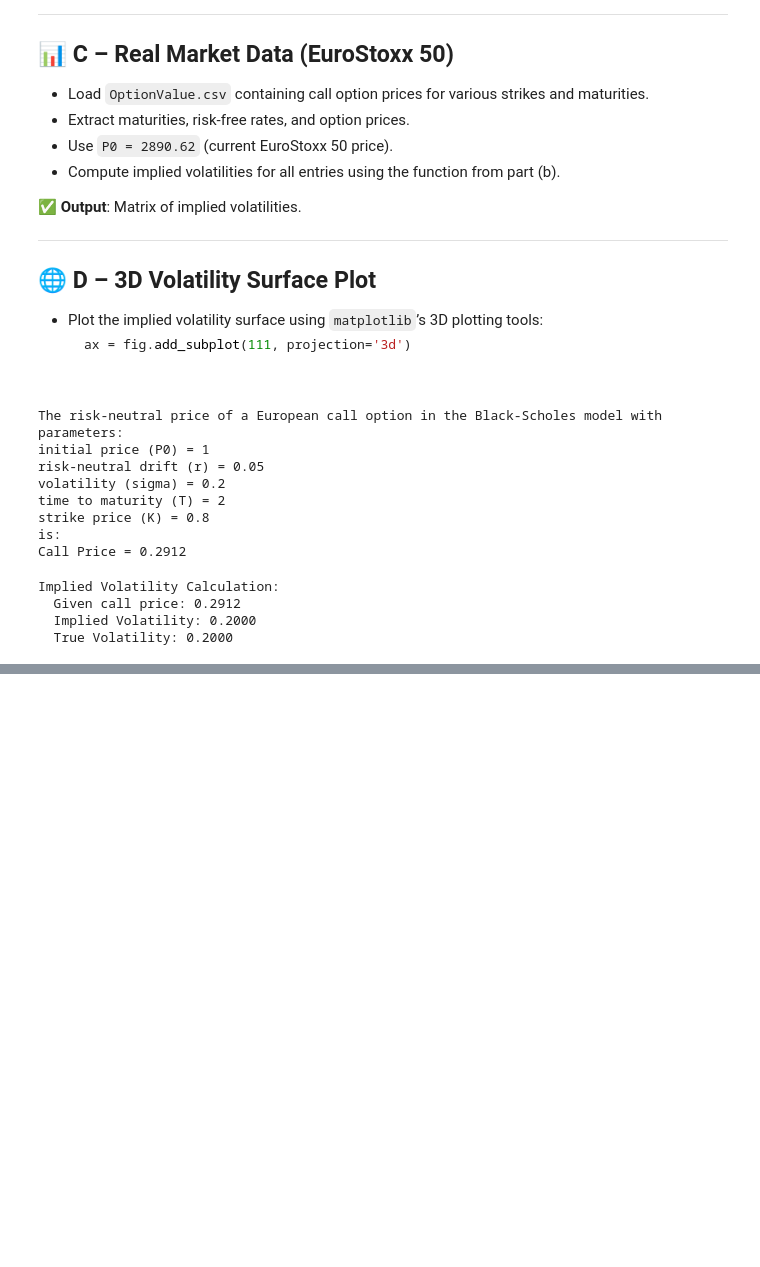
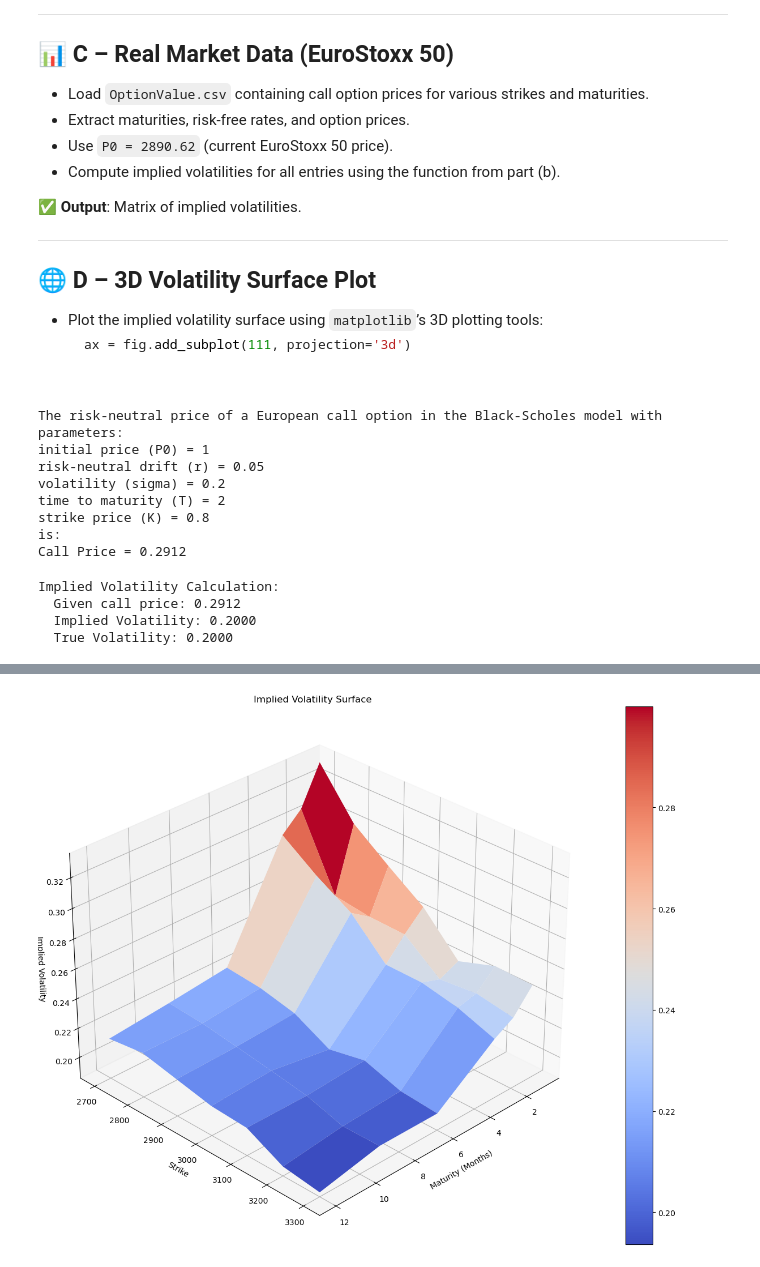
Before and after one commit to manuelgonzalzz/finance2, a Jupyter notebook: exercise7.ipynb, the cells around one changed output, grey strips where cells are left out. Drawn from its saved outputs; the diff is of its cells as text; code cells hidden in the pictures; blank space fills up the shorter version.

```diff
--- a/exercise7.ipynb
+++ b/exercise7.ipynb
@@ -97,6 +97,27 @@ Implied Volatility Calculation:
   Implied Volatility: 0.2000
   True Volatility: 0.2000
 # %%
-# C computing implied volatilities 'OptionValue.csv'
-optiondata = np.load('./OptionValue.csv')
+# C computing implied volatilities 'OptionValues.csv'
+optiondata = np.loadtxt('OptionValues.csv',delimiter=';')
+maturities = optiondata[0]
+interestrates = optiondata[1]
+strikes = np.arange(2700,3400,100)
+callprices = optiondata[2:len(optiondata)]
+
+#index i: goes over strike prices
+# index j: zips interest rates and maturities
+
+assert len(maturities) == len(interestrates)
+ivolatilities = np.zeros((len(strikes),len(maturities)))
+p0 = 2890.62 # fixed in the exercise
+
+for i in range(len(strikes)):
+    K = strikes[i]
+    for j in range(len(maturities)):
+        T = maturities[j] / 12
+        r = interestrates[j]
+        C = callprices[i,j]
+        ivolatilities[i,j] = ImpliedVola(p0,r,T,K,C)
+print("Implied Volatility Matrix (σ):\n")
+print(np.round(ivolatilities,3))
 # %% [output]
@@ -103,0 +133,22 @@ FileNotFoundError: [Errno 2] No such file or directory: './OptionValue.csv'
+# %%
+from matplotlib import cm
+# D visualize the volatility surface
+X, Y = np.meshgrid(maturities,strikes) # create X,Y axis
+Z = ivolatilities
+fig = plt.figure(figsize=(16, 10))
+ax = fig.add_subplot(111,projection='3d')
+surface = ax.plot_surface(X,Y,Z,cmap=cm.coolwarm)
+
+ax.set_xlabel('Maturity (Months)')
+ax.set_ylabel('Strike')
+ax.set_zlabel('Implied Volatility')
+ax.set_title('Implied Volatility Surface')
+fig.colorbar(surface)
+
+# Set viewing angle
+ax.view_init(elev=30, azim=45)
+plt.tight_layout()
+
+plt.show()
+# %% [output]
+[figure, added]
```
Also changed, not shown: parts of 1 cell of this notebook.
